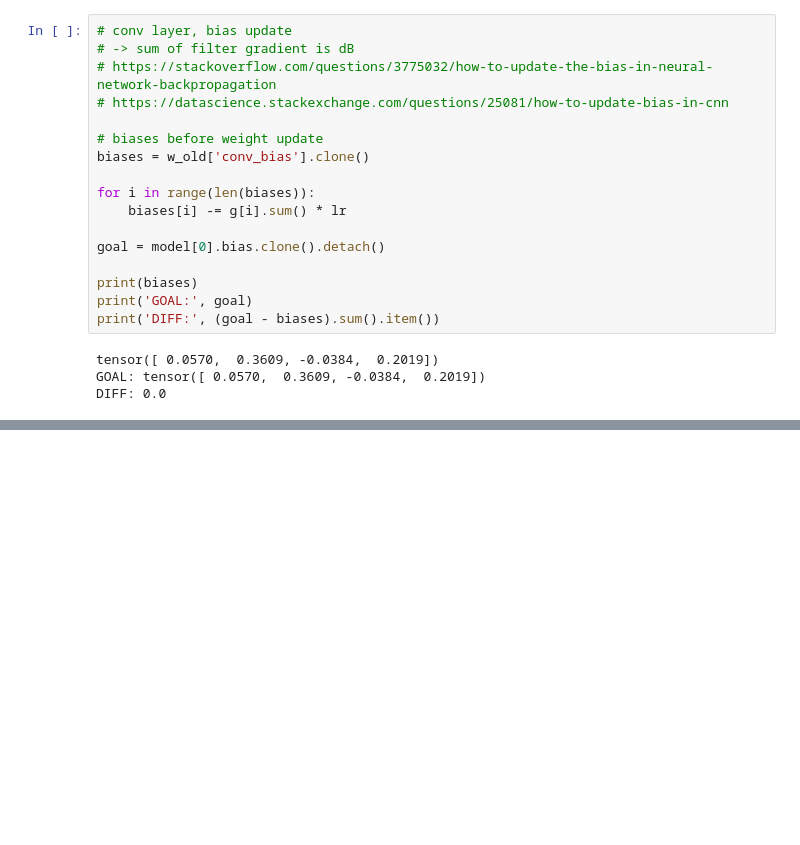
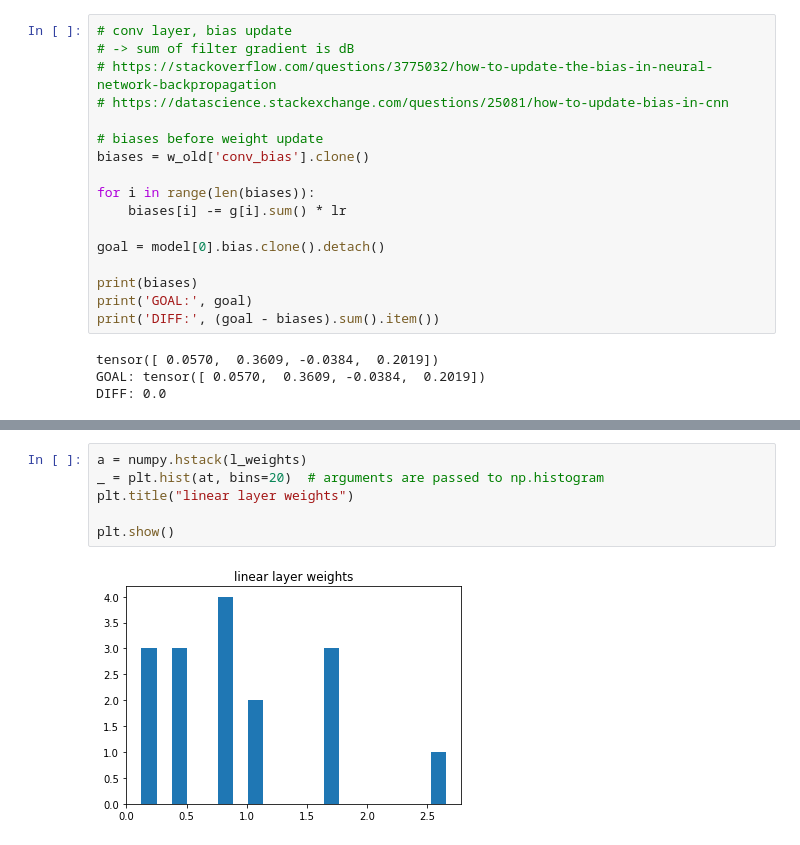
Before and after one commit to philippschmitt/Teensy-Microcontroller-Convolutional-Neural-Network, a Jupyter notebook: Network training.ipynb, the cells around one changed output, grey strips where cells are left out. Drawn from its saved outputs; the diff is of its cells as text; blank space fills up the shorter version.

```diff
--- a/Network training.ipynb
+++ b/Network training.ipynb
@@ -788,0 +803,8 @@ DIFF: 0.0
+# %%
+a = numpy.hstack(l_weights)
+_ = plt.hist(at, bins=20)  # arguments are passed to np.histogram
+plt.title("linear layer weights")
+
+plt.show()
+# %% [output]
+[figure, added]
```
Also changed, not shown: parts of 10 cells of this notebook, 3 other files.
